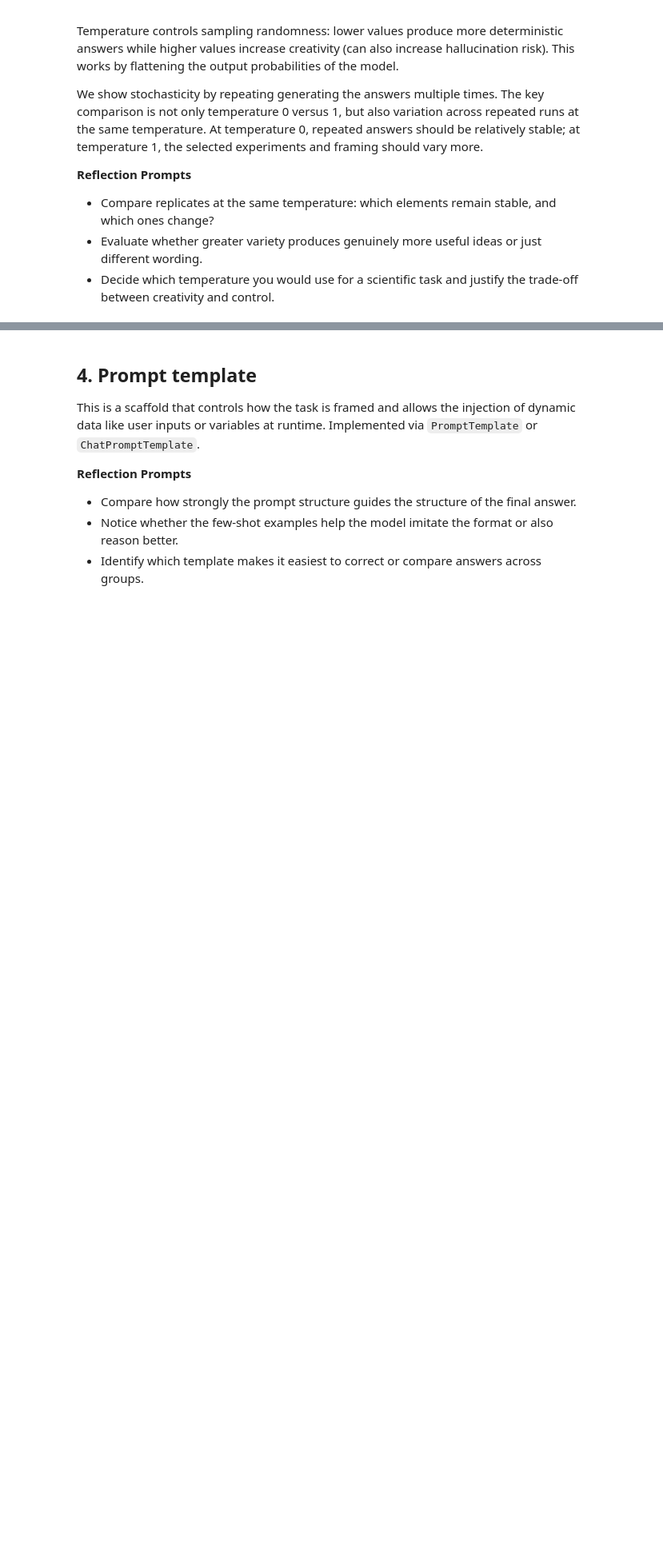
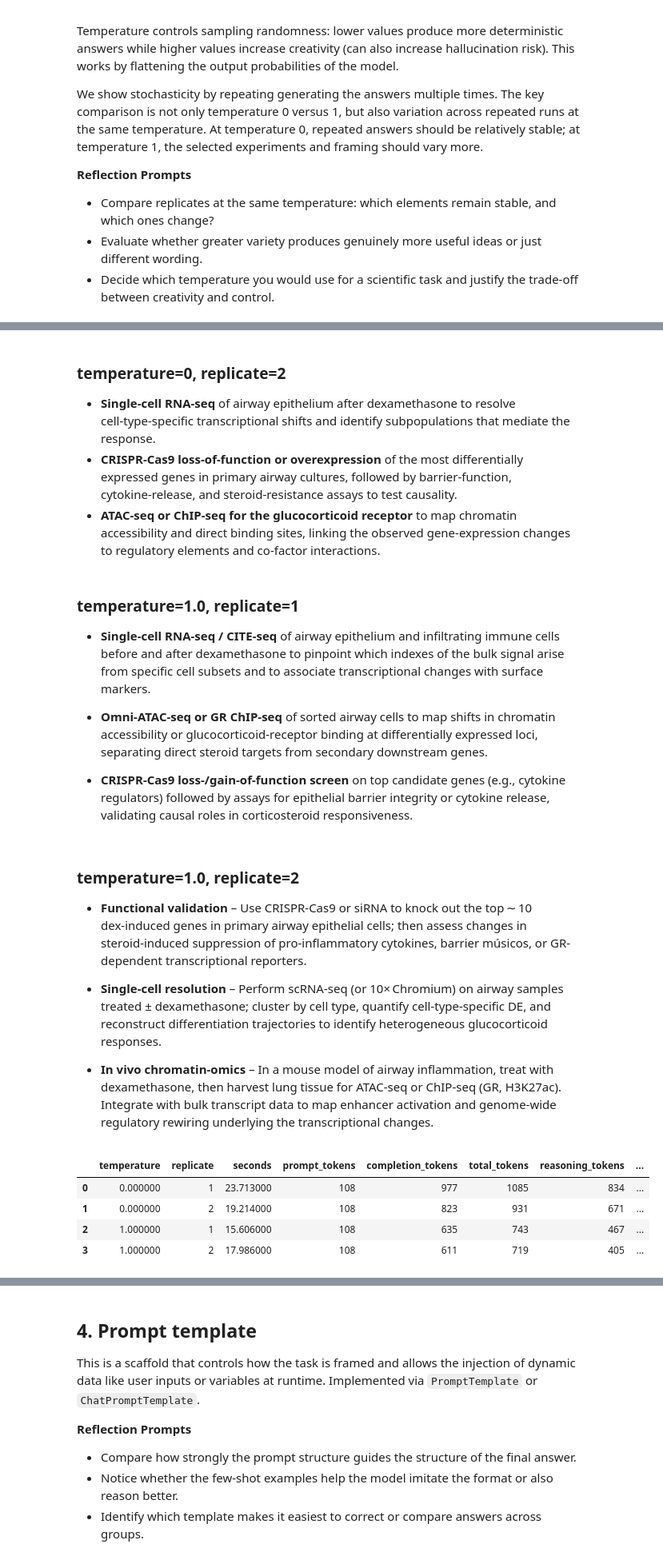
Before and after one commit to nfdata-omics/ai-agents-tutorial, a Jupyter notebook: notebooks/01_LLM_exploration.ipynb, the cells around one changed output, grey strips where cells are left out. Shown at 80% size. Cells and saved outputs as stored; diff of their text form; code cells hidden in the pictures; blank space fills up the shorter version.

```diff
--- a/notebooks/01_LLM_exploration.ipynb
+++ b/notebooks/01_LLM_exploration.ipynb
@@ -79,12 +121,12 @@ OpenRouter API key loaded.
 # %%
-default_headers = {"X-Title": OPENROUTER_APP_NAME}
-if OPENROUTER_SITE_URL:
-    default_headers["HTTP-Referer"] = OPENROUTER_SITE_URL
+# default_headers = {"X-Title": OPENROUTER_APP_NAME}
+# if OPENROUTER_SITE_URL:
+#     default_headers["HTTP-Referer"] = OPENROUTER_SITE_URL
 
 OPENROUTER_CLIENT = OpenAI(
     api_key=OPENROUTER_API_KEY,
     base_url=OPENROUTER_BASE_URL,
-    default_headers=default_headers,
+    # default_headers=default_headers,
 )
 # %% [markdown]
 ## 1. LLM choice
@@ -199,9 +288,13 @@ A dense model uses all of its stored parameters for every token, making behavior
 - Decide which architecture you would choose for a repeated scientific-note workflow.
 # %%
 question = 'A T-cell cluster has high interferon-stimulated genes after stimulation. Explain the biological interpretation and two checks. Keep the answer under 120 words.'
+# architecture_models = [
+#     {"architecture": "dense", "model": "google/gemma-4-31b-it:free"},
+#     {"architecture": "MoE", "model": "google/gemma-4-26b-a4b-it:free"},
+# ]
 architecture_models = [
-    {"architecture": "dense", "model": "google/gemma-4-31b-it:free"},
-    {"architecture": "MoE", "model": "google/gemma-4-26b-a4b-it:free"},
+    {"architecture": "dense", "model": "nvidia/nemotron-nano-12b-v2-vl:free"},
+    {"architecture": "MoE", "model": "nvidia/nemotron-3-nano-30b-a3b:free"},
 ]
 
 for spec in architecture_models:
@@ -449,7 +551,6 @@ for temperature in [0, 1.0]:
             "reasoning_tokens": completion_tokens_details.reasoning_tokens,
             "cost": usage.cost,
             "usage": usage,
-            "answer": answer,
         })
         time.sleep(REQUEST_PAUSE_SECONDS)
 
@@ -458,3 +559,4 @@ df.style.set_properties(
     subset=["answer", "usage"],
     **{"white-space": "pre-wrap", "text-align": "left", "min-width": "650px"},
 )
+# %% [output]
@@ -461,3 +568,27 @@ df.style.set_properties(
+### temperature=0, replicate=2
+
+- **Single‑cell RNA‑seq** of airway epithelium after dexamethasone to resolve cell‑type‑specific transcriptional shifts and identify subpopulations that mediate the response.
+- **CRISPR‑Cas9 loss‑of‑function or overexpression** of the most differentially expressed genes in primary airway cultures, followed by barrier‑function, cytokine‑release, and steroid‑resistance assays to test causality.
+- **ATAC‑seq or ChIP‑seq for the glucocorticoid receptor** to map chromatin accessibility and direct binding sites, linking the observed gene‑expression changes to regulatory elements and co‑factor interactions.
+### temperature=1.0, replicate=1
+
+- **Single‑cell RNA‑seq / CITE‑seq** of airway epithelium and infiltrating immune cells before and after dexamethasone to pinpoint which indexes of the bulk signal arise from specific cell subsets and to associate transcriptional changes with surface markers.
+
+- **Omni‑ATAC‑seq or GR ChIP‑seq** of sorted airway cells to map shifts in chromatin accessibility or glucocorticoid‑receptor binding at differentially expressed loci, separating direct steroid targets from secondary downstream genes.
+
+- **CRISPR‑Cas9 loss‑/gain‑of‑function screen** on top candidate genes (e.g., cytokine regulators) followed by assays for epithelial barrier integrity or cytokine release, validating causal roles in corticosteroid responsiveness.
+### temperature=1.0, replicate=2
+
+- **Functional validation** – Use CRISPR‑Cas9 or siRNA to knock out the top ∼ 10 dex‑induced genes in primary airway epithelial cells; then assess changes in steroid‑induced suppression of pro‑inflammatory cytokines, barrier músicos, or GR-dependent transcriptional reporters.
+
+- **Single‑cell resolution** – Perform scRNA‑seq (or 10× Chromium) on airway samples treated ± dexamethasone; cluster by cell type, quantify cell‑type‑specific DE, and reconstruct differentiation trajectories to identify heterogeneous glucocorticoid responses.
+
+- **In vivo chromatin‑omics** – In a mouse model of airway inflammation, treat with dexamethasone, then harvest lung tissue for ATAC‑seq or ChIP‑seq (GR, H3K27ac). Integrate with bulk transcript data to map enhancer activation and genome‑wide regulatory rewiring underlying the transcriptional changes.
+|  | temperature | replicate | seconds | prompt_tokens | completion_tokens | total_tokens | reasoning_tokens | ... |
+| 0 | 0.000000 | 1 | 23.713000 | 108 | 977 | 1085 | 834 | ... |
+| 1 | 0.000000 | 2 | 19.214000 | 108 | 823 | 931 | 671 | ... |
+| 2 | 1.000000 | 1 | 15.606000 | 108 | 635 | 743 | 467 | ... |
+| 3 | 1.000000 | 2 | 17.986000 | 108 | 611 | 719 | 405 | ... |
 # %% [markdown]
 ## 3. System prompt
 
```
Also changed, not shown: parts of 18 cells of this notebook, 5 other files.
